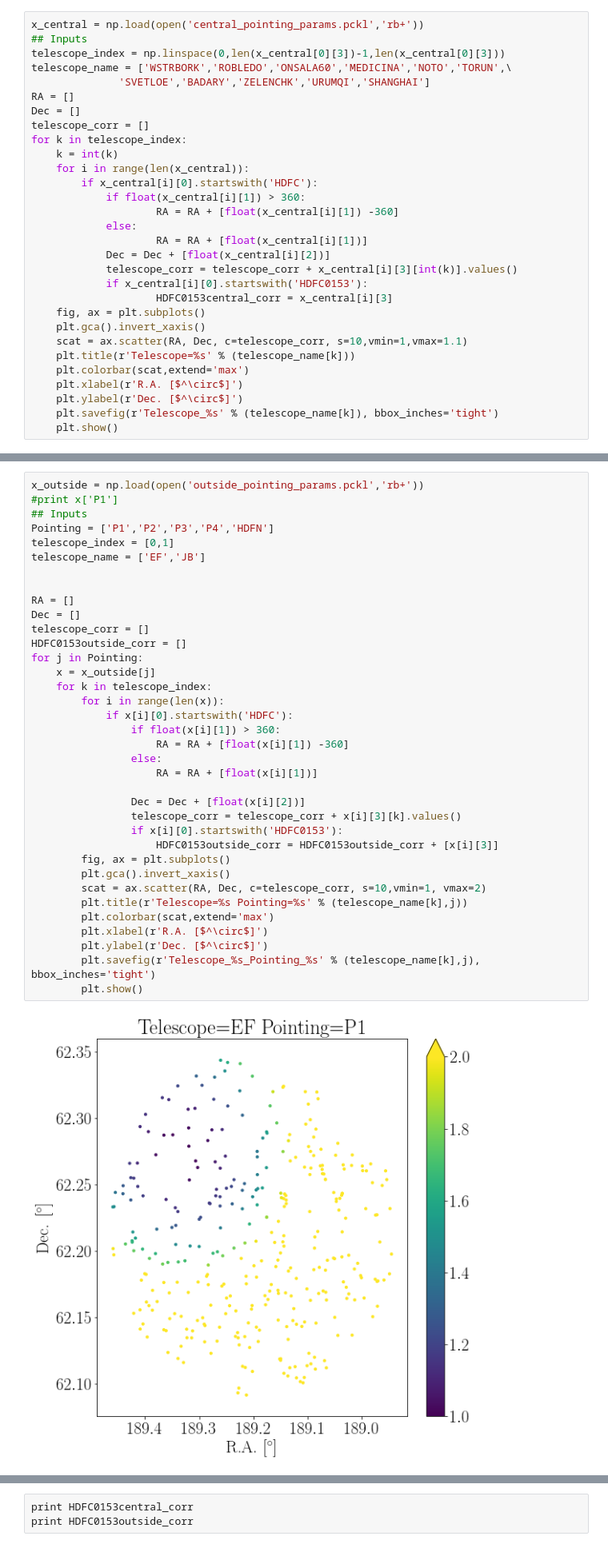
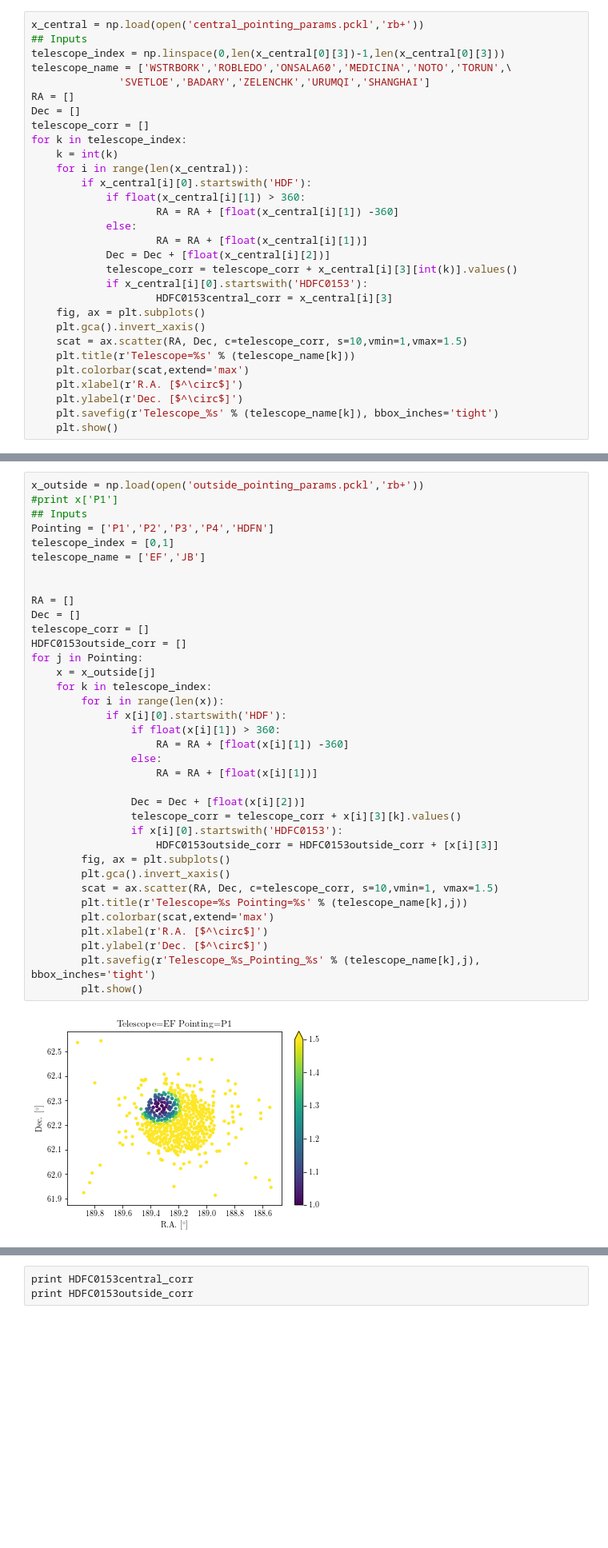
Before and after one commit to jradcliffe5/EVN_pbcor, a Jupyter notebook: Sanity_checks/PB_error_scalings.ipynb, the cells around one changed output, grey strips where cells are left out. Shown at 80% size. Cells and saved outputs as stored; diff of their text form; blank space fills up the shorter version.

```diff
--- a/Sanity_checks/PB_error_scalings.ipynb
+++ b/Sanity_checks/PB_error_scalings.ipynb
@@ -48,7 +48,7 @@ telescope_corr = []
 for k in telescope_index:
     k = int(k)
     for i in range(len(x_central)):
-        if x_central[i][0].startswith('HDFC'):
+        if x_central[i][0].startswith('HDF'):
             if float(x_central[i][1]) > 360:
                     RA = RA + [float(x_central[i][1]) -360]
             else:
@@ -59,7 +59,7 @@ for k in telescope_index:
                     HDFC0153central_corr = x_central[i][3]
     fig, ax = plt.subplots()
     plt.gca().invert_xaxis()
-    scat = ax.scatter(RA, Dec, c=telescope_corr, s=10,vmin=1,vmax=1.1)
+    scat = ax.scatter(RA, Dec, c=telescope_corr, s=10,vmin=1,vmax=1.5)
     plt.title(r'Telescope=%s' % (telescope_name[k]))
     plt.colorbar(scat,extend='max')
     plt.xlabel(r'R.A. [$^\circ$]')
@@ -86,33 +86,33 @@ Pointing = ['P1','P2','P3','P4','HDFN']
 telescope_index = [0,1]
 telescope_name = ['EF','JB']
 
 
 RA = []
 Dec = []
 telescope_corr = []
 HDFC0153outside_corr = []
 for j in Pointing:
     x = x_outside[j]
     for k in telescope_index:
         for i in range(len(x)):
-            if x[i][0].startswith('HDFC'):
+            if x[i][0].startswith('HDF'):
                 if float(x[i][1]) > 360:
                     RA = RA + [float(x[i][1]) -360]
                 else:
                     RA = RA + [float(x[i][1])]
 
                 Dec = Dec + [float(x[i][2])]
                 telescope_corr = telescope_corr + x[i][3][k].values()
                 if x[i][0].startswith('HDFC0153'):
                     HDFC0153outside_corr = HDFC0153outside_corr + [x[i][3]]
         fig, ax = plt.subplots()
         plt.gca().invert_xaxis()
-        scat = ax.scatter(RA, Dec, c=telescope_corr, s=10,vmin=1, vmax=2)
+        scat = ax.scatter(RA, Dec, c=telescope_corr, s=10,vmin=1, vmax=1.5)
         plt.title(r'Telescope=%s Pointing=%s' % (telescope_name[k],j))
         plt.colorbar(scat,extend='max')
         plt.xlabel(r'R.A. [$^\circ$]')
         plt.ylabel(r'Dec. [$^\circ$]')
         plt.savefig(r'Telescope_%s_Pointing_%s' % (telescope_name[k],j), bbox_inches='tight')
         plt.show()
 # %% [output]
-[figure, old version]
+[figure, new version]
```
Also changed, not shown: parts of 20 cells of this notebook, 30 other files.
